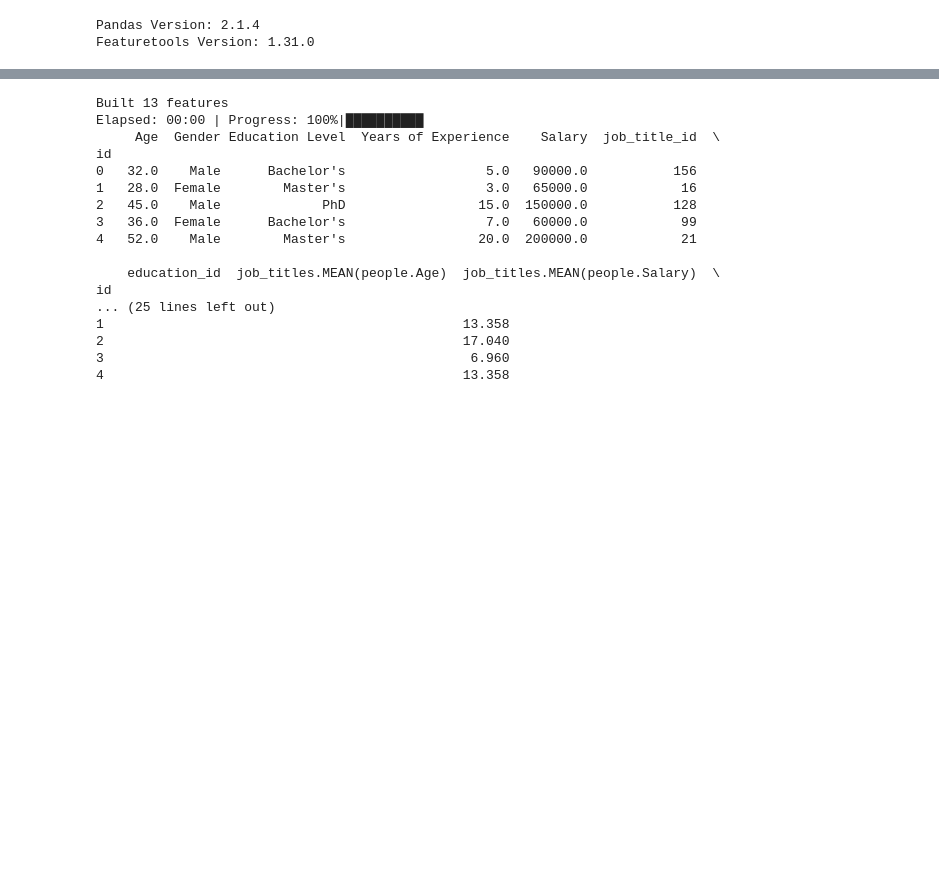
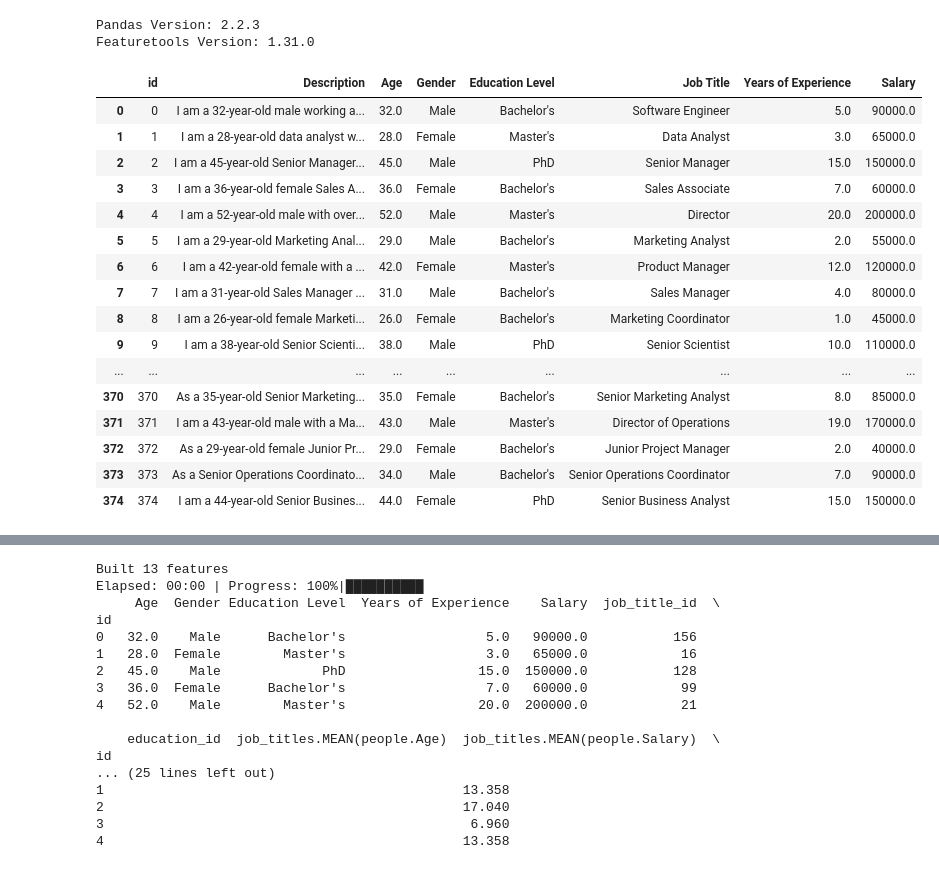
Before and after one commit to leonardoheis/fau_predic_salario, a Jupyter notebook: notebooks/featuretools.ipynb, the cells around one changed output, grey strips where cells are left out. Saved outputs shown, nothing was run; the diff lists cells and outputs as text; code cells hidden in the pictures; blank space fills up the shorter version.

```diff
--- a/notebooks/featuretools.ipynb
+++ b/notebooks/featuretools.ipynb
@@ -21,10 +48,6 @@ import matplotlib.pyplot as plt
 import seaborn as sns
 # %%
 import featuretools as ft
-from featuretools.selection import (
-    remove_low_information_features,
-    remove_highly_correlated_features
-)
 import pandas as pd
 from src.eda.eda import merge_multiple_dataframes
 #Configuración de parametros de Pandas para mejor visualización
@@ -41,7 +64,7 @@ print(f'Pandas Version: {pd.__version__}')
 # En produccion eliminar, se incluye por informacion
 print(f'Featuretools Version: {ft.__version__}')
 # %% [output]
-Pandas Version: 2.1.4
+Pandas Version: 2.2.3
 Featuretools Version: 1.31.0
 # %%
 # Cargar los datos
@@ -54,6 +77,26 @@ df_salary      = pd.read_csv("../data/salary.csv")
 # Cargar los datos
 file_paths = ['../data/descriptions.csv', '../data/people.csv', '../data/salary.csv']
 df_merged = merge_multiple_dataframes(file_paths, 'id')
+# %%
+df_merged
+# %% [output]
+|  | id | Description | Age | Gender | Education Level | Job Title | Years of Experience | Salary |
+| 0 | 0 | I am a 32-year-old male working a... | 32.0 | Male | Bachelor's | Software Engineer | 5.0 | 90000.0 |
+| 1 | 1 | I am a 28-year-old data analyst w... | 28.0 | Female | Master's | Data Analyst | 3.0 | 65000.0 |
+| 2 | 2 | I am a 45-year-old Senior Manager... | 45.0 | Male | PhD | Senior Manager | 15.0 | 150000.0 |
+| 3 | 3 | I am a 36-year-old female Sales A... | 36.0 | Female | Bachelor's | Sales Associate | 7.0 | 60000.0 |
+| 4 | 4 | I am a 52-year-old male with over... | 52.0 | Male | Master's | Director | 20.0 | 200000.0 |
+| 5 | 5 | I am a 29-year-old Marketing Anal... | 29.0 | Male | Bachelor's | Marketing Analyst | 2.0 | 55000.0 |
+| 6 | 6 | I am a 42-year-old female with a ... | 42.0 | Female | Master's | Product Manager | 12.0 | 120000.0 |
+| 7 | 7 | I am a 31-year-old Sales Manager ... | 31.0 | Male | Bachelor's | Sales Manager | 4.0 | 80000.0 |
+| 8 | 8 | I am a 26-year-old female Marketi... | 26.0 | Female | Bachelor's | Marketing Coordinator | 1.0 | 45000.0 |
+| 9 | 9 | I am a 38-year-old Senior Scienti... | 38.0 | Male | PhD | Senior Scientist | 10.0 | 110000.0 |
+| ... | ... | ... | ... | ... | ... | ... | ... | ... |
+| 370 | 370 | As a 35-year-old Senior Marketing... | 35.0 | Female | Bachelor's | Senior Marketing Analyst | 8.0 | 85000.0 |
+| 371 | 371 | I am a 43-year-old male with a Ma... | 43.0 | Male | Master's | Director of Operations | 19.0 | 170000.0 |
+| 372 | 372 | As a 29-year-old female Junior Pr... | 29.0 | Female | Bachelor's | Junior Project Manager | 2.0 | 40000.0 |
+| 373 | 373 | As a Senior Operations Coordinato... | 34.0 | Male | Bachelor's | Senior Operations Coordinator | 7.0 | 90000.0 |
+| 374 | 374 | I am a 44-year-old Senior Busines... | 44.0 | Female | PhD | Senior Business Analyst | 15.0 | 150000.0 |
 # %%
 print(df_merged.isnull().sum())
 # %% [output]
```
Also changed, not shown: parts of 14 cells of this notebook, 3 other files.
